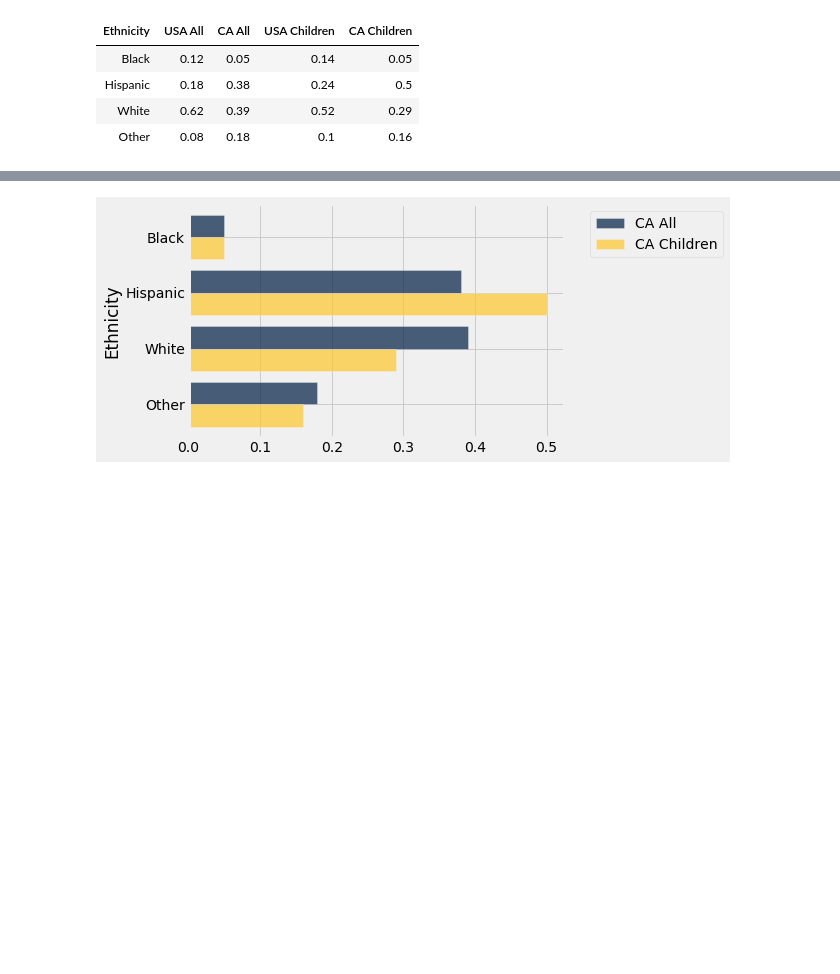
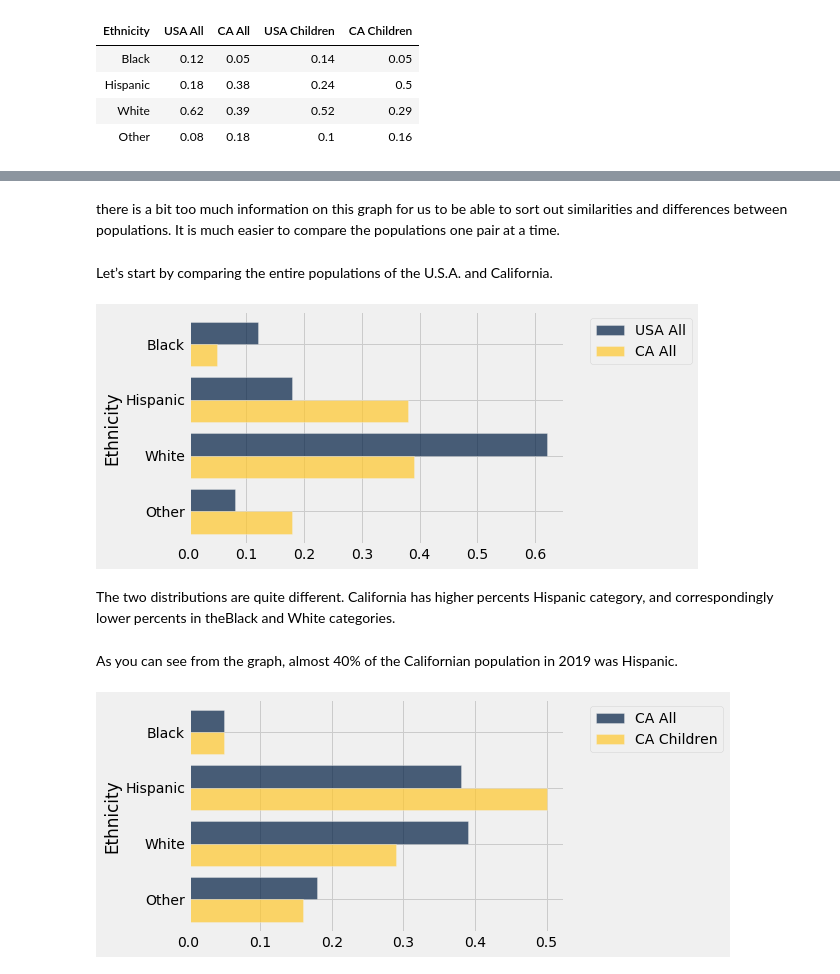
Before and after one commit to marctollis/INF110-Discovering-Informatics, a Jupyter notebook: coding snippets/lecture_9_snippets/Lecture 9.ipynb, the cells around one changed output, grey strips where cells are left out. Drawn from its saved outputs; the diff is of its cells as text; code cells hidden in the pictures; blank space fills up the shorter version.

```diff
--- a/coding snippets/lecture_9_snippets/Lecture 9.ipynb
+++ b/coding snippets/lecture_9_snippets/Lecture 9.ipynb
@@ -108,3 +248,15 @@ ca_data
+# %% [markdown]
+there is a bit too much information on this graph for us to be able to sort out similarities and differences between populations. It is much easier to compare the populations one pair at a time.
+# %% [markdown]
+Let’s start by comparing the entire populations of the U.S.A. and California.
+# %%
+ca_data.select('Ethnicity', 'USA All', 'CA All').barh('Ethnicity')
+# %% [output]
+[figure, added]
+# %% [markdown]
+The two distributions are quite different. California has higher percents Hispanic category, and correspondingly lower percents in theBlack and White categories.
+# %% [markdown]
+As you can see from the graph, almost 40% of the Californian population in 2019 was Hispanic.
 # %%
 ca_data.barh("Ethnicity", ["CA All", "CA Children"])
 # %% [output]
```
Also changed, not shown: parts of 25 cells of this notebook, 1 other file.
